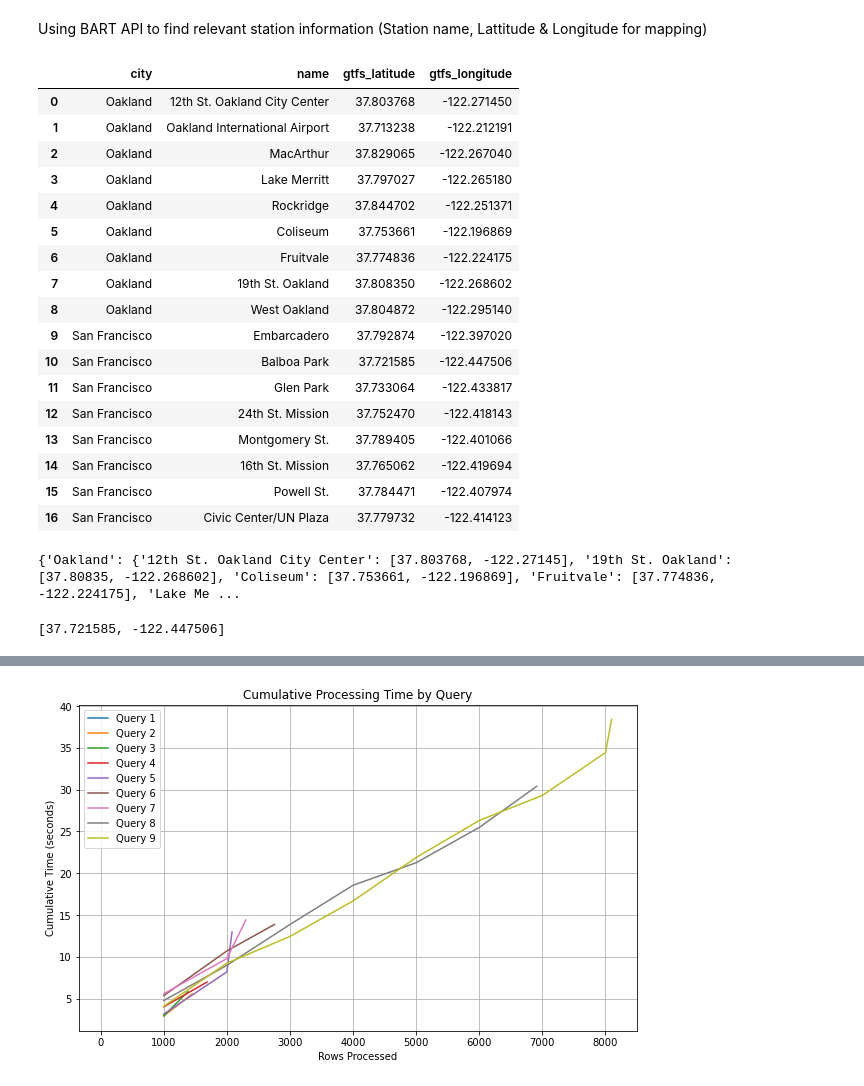
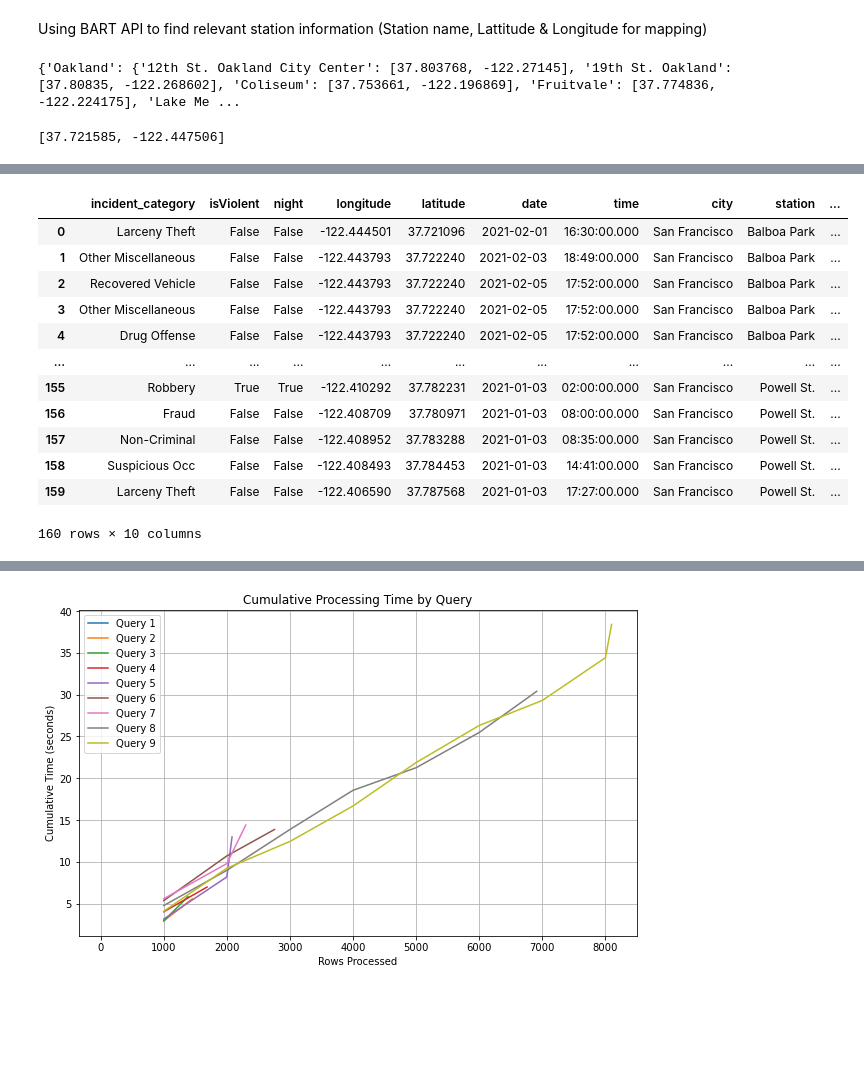
Before and after one commit to dysonkona/STA-141B-Final-Project, a Jupyter notebook: finalproj.ipynb, the cells around one changed output, grey strips where cells are left out. Saved outputs shown, nothing was run; the diff lists cells and outputs as text; code cells hidden in the pictures; blank space fills up the shorter version.

```diff
--- a/finalproj.ipynb
+++ b/finalproj.ipynb
@@ -20,24 +21,3 @@ importlib.reload(processing)
 Using BART API to find relevant station information (Station name, Lattitude & Longitude for mapping)
 # %%
 df = loading.stationLoad(["San Francisco", "Oakland"])
-# %%
-df
-# %% [output]
-|  | city | name | gtfs_latitude | gtfs_longitude |
-| 0 | Oakland | 12th St. Oakland City Center | 37.803768 | -122.271450 |
-| 1 | Oakland | Oakland International Airport | 37.713238 | -122.212191 |
-| 2 | Oakland | MacArthur | 37.829065 | -122.267040 |
-| 3 | Oakland | Lake Merritt | 37.797027 | -122.265180 |
-| 4 | Oakland | Rockridge | 37.844702 | -122.251371 |
-| 5 | Oakland | Coliseum | 37.753661 | -122.196869 |
-| 6 | Oakland | Fruitvale | 37.774836 | -122.224175 |
-| 7 | Oakland | 19th St. Oakland | 37.808350 | -122.268602 |
-| 8 | Oakland | West Oakland | 37.804872 | -122.295140 |
-| 9 | San Francisco | Embarcadero | 37.792874 | -122.397020 |
-| 10 | San Francisco | Balboa Park | 37.721585 | -122.447506 |
-| 11 | San Francisco | Glen Park | 37.733064 | -122.433817 |
-| 12 | San Francisco | 24th St. Mission | 37.752470 | -122.418143 |
-| 13 | San Francisco | Montgomery St. | 37.789405 | -122.401066 |
-| 14 | San Francisco | 16th St. Mission | 37.765062 | -122.419694 |
-| 15 | San Francisco | Powell St. | 37.784471 | -122.407974 |
-| 16 | San Francisco | Civic Center/UN Plaza | 37.779732 | -122.414123 |
@@ -219,2 +201,8 @@ processes = [
                                        metaOAK, key, secretKey]]
 ]
+# %%
+frame, thru, time = processing.parallelProcess(10, loading.loadCrime, queriesSF,
+                                       'crime', True, 20, subprocessesSF,
+                                       metaSF, key, secretKey)
+frame
+# %% [output]
@@ -220,0 +226,13 @@ processes = [
+|  | incident_category | isViolent | night | longitude | latitude | date | time | city | station | ... |
+| 0 | Larceny Theft | False | False | -122.444501 | 37.721096 | 2021-02-01 | 16:30:00.000 | San Francisco | Balboa Park | ... |
+| 1 | Other Miscellaneous | False | False | -122.443793 | 37.722240 | 2021-02-03 | 18:49:00.000 | San Francisco | Balboa Park | ... |
+| 2 | Recovered Vehicle | False | False | -122.443793 | 37.722240 | 2021-02-05 | 17:52:00.000 | San Francisco | Balboa Park | ... |
+| 3 | Other Miscellaneous | False | False | -122.443793 | 37.722240 | 2021-02-05 | 17:52:00.000 | San Francisco | Balboa Park | ... |
+| 4 | Drug Offense | False | False | -122.443793 | 37.722240 | 2021-02-05 | 17:52:00.000 | San Francisco | Balboa Park | ... |
+| ... | ... | ... | ... | ... | ... | ... | ... | ... | ... | ... |
+| 155 | Robbery | True | True | -122.410292 | 37.782231 | 2021-01-03 | 02:00:00.000 | San Francisco | Powell St. | ... |
+| 156 | Fraud | False | False | -122.408709 | 37.780971 | 2021-01-03 | 08:00:00.000 | San Francisco | Powell St. | ... |
+| 157 | Non-Criminal | False | False | -122.408952 | 37.783288 | 2021-01-03 | 08:35:00.000 | San Francisco | Powell St. | ... |
+| 158 | Suspicious Occ | False | False | -122.408493 | 37.784453 | 2021-01-03 | 14:41:00.000 | San Francisco | Powell St. | ... |
+| 159 | Larceny Theft | False | False | -122.406590 | 37.787568 | 2021-01-03 | 17:27:00.000 | San Francisco | Powell St. | ... |
+160 rows × 10 columns
```
Also changed, not shown: parts of 15 cells of this notebook, 3 other files.
